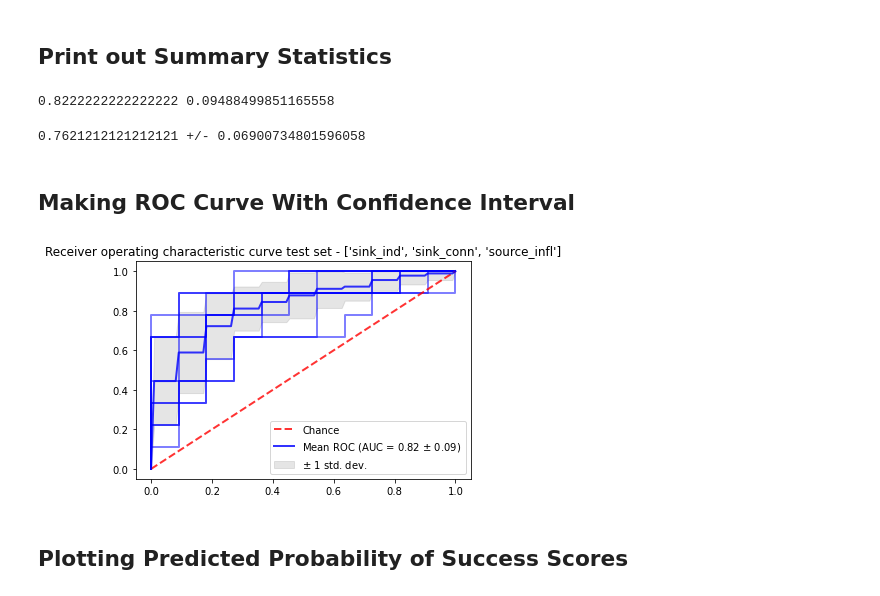
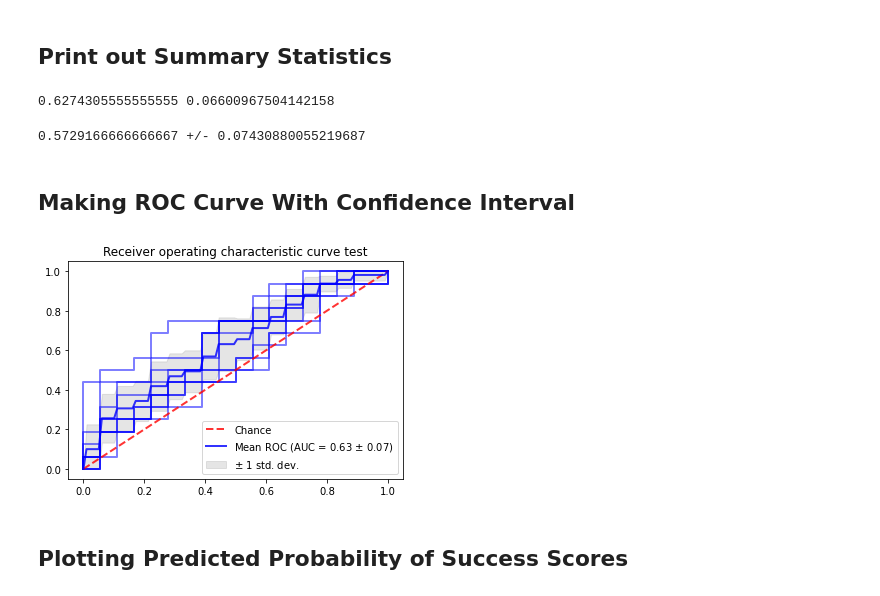
Before and after one commit to adam2392/interictal_study, a Jupyter notebook: notebooks/plot_source_sink_validation.ipynb, the cells around one changed output. Cells and saved outputs as stored; diff of their text form; code cells hidden in the pictures.

```diff
--- a/notebooks/plot_source_sink_validation.ipynb
+++ b/notebooks/plot_source_sink_validation.ipynb
@@ -66,4 +70,4 @@ feature_name = "source_infl"
 # %%
-fname = deriv_root / f"cv{n_splits}_sporf_mtry{max_features}_exp_allfeats.pkl"
+fname = deriv_root / f"cv{n_splits}_exp_{feature_name}.json"
 print(fname)
 # %% [output]
@@ -71,3 +75,3 @@ print(fname)
 # %%
-with open(fname, "rb") as file_name:
-    scores = pickle.load(file_name)
+with open(fname.with_suffix(".json"), "r") as fp:
+    feature_scores = json.load(fp)
@@ -74,5 +93,7 @@ with open(fname, "rb") as file_name:
 # %% [markdown]
 # Make Plots of the Data
+# %%
+scores = feature_scores
 # %%
 which_set = "test"
 
@@ -103,12 +124,12 @@ tprs_lower = np.maximum(mean_tpr - std_tpr, 0)
 # %%
 print(np.mean(aucs), np.std(aucs))
 # %% [output]
-0.8222222222222222 0.09488499851165558
+0.6274305555555555 0.06600967504142158
 # %%
 metric = "test_balanced_accuracy"
 print(np.mean(scores[metric]), "+/-", np.std(scores[metric]))
 # %% [output]
-0.7621212121212121 +/- 0.06900734801596058
+0.5729166666666667 +/- 0.07430880055219687
 # %% [markdown]
 ## Making ROC Curve With Confidence Interval
 # %%
@@ -119,35 +140,35 @@ for idx in range(n_splits):
     tpr = scores[f"{which_set}_tpr"][idx]
 
     ax.plot(fpr, tpr, color="b", lw=2, alpha=0.5)
 
 ax.plot([0, 1], [0, 1], linestyle="--", lw=2, color="r", label="Chance", alpha=0.8)
 ax.plot(
     mean_fpr,
     mean_tpr,
     color="b",
     label=r"Mean ROC (AUC = %0.2f $\pm$ %0.2f)" % (mean_auc, std_auc),
     lw=2,
     alpha=0.8,
 )
 
 
 ax.fill_between(
     mean_fpr,
     tprs_lower,
     tprs_upper,
     color="grey",
     alpha=0.2,
     label=r"$\pm$ 1 std. dev.",
 )
 ax.set(
     xlim=[-0.05, 1.05],
     ylim=[-0.05, 1.05],
-    title=f"Receiver operating characteristic curve {which_set} set - {feature_set}",
+    title=f"Receiver operating characteristic curve {which_set}",
 )
 ax.legend(loc="lower right")
 plt.show()
 # %% [output]
-[figure, old version]
+[figure, new version]
 # %% [markdown]
 ## Plotting Predicted Probability of Success Scores
 # %%
```
Also changed, not shown: parts of 12 cells of this notebook, 6 other files.
